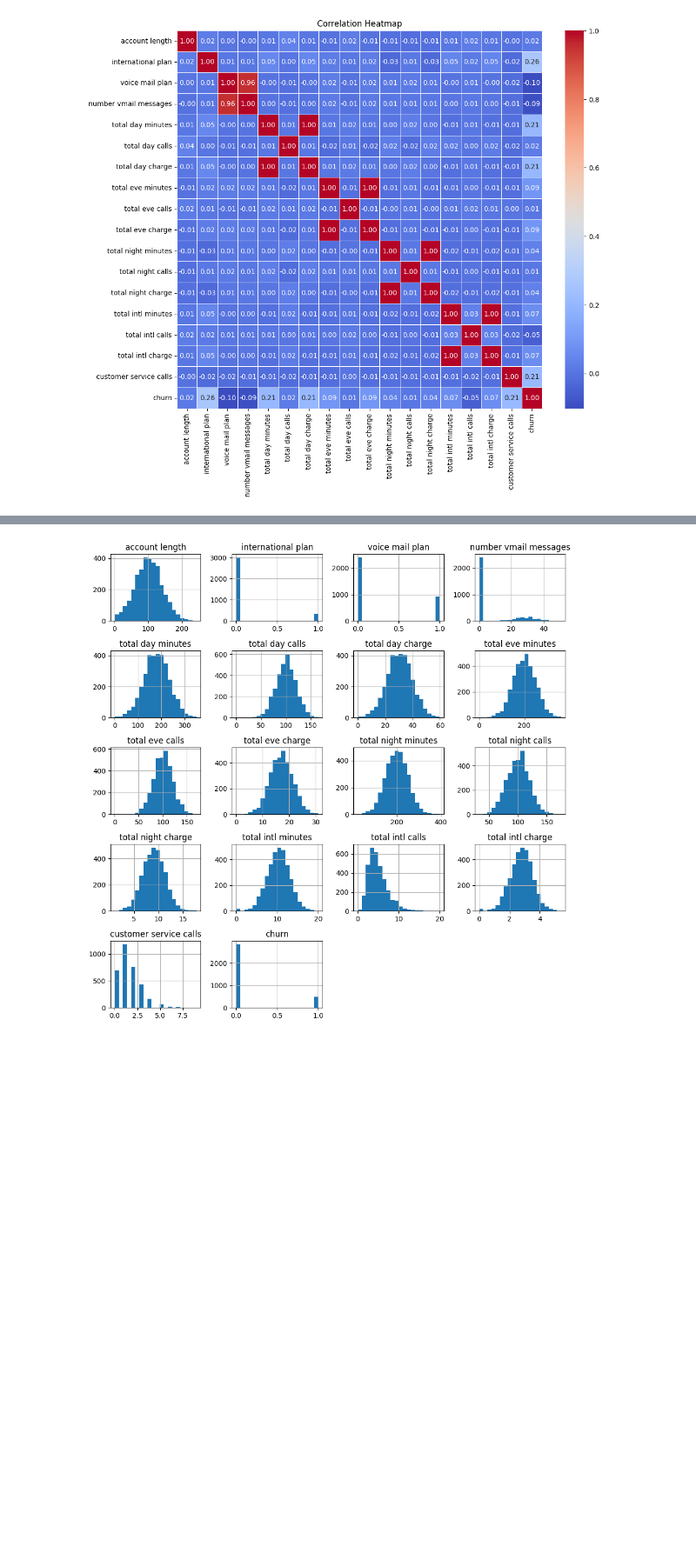
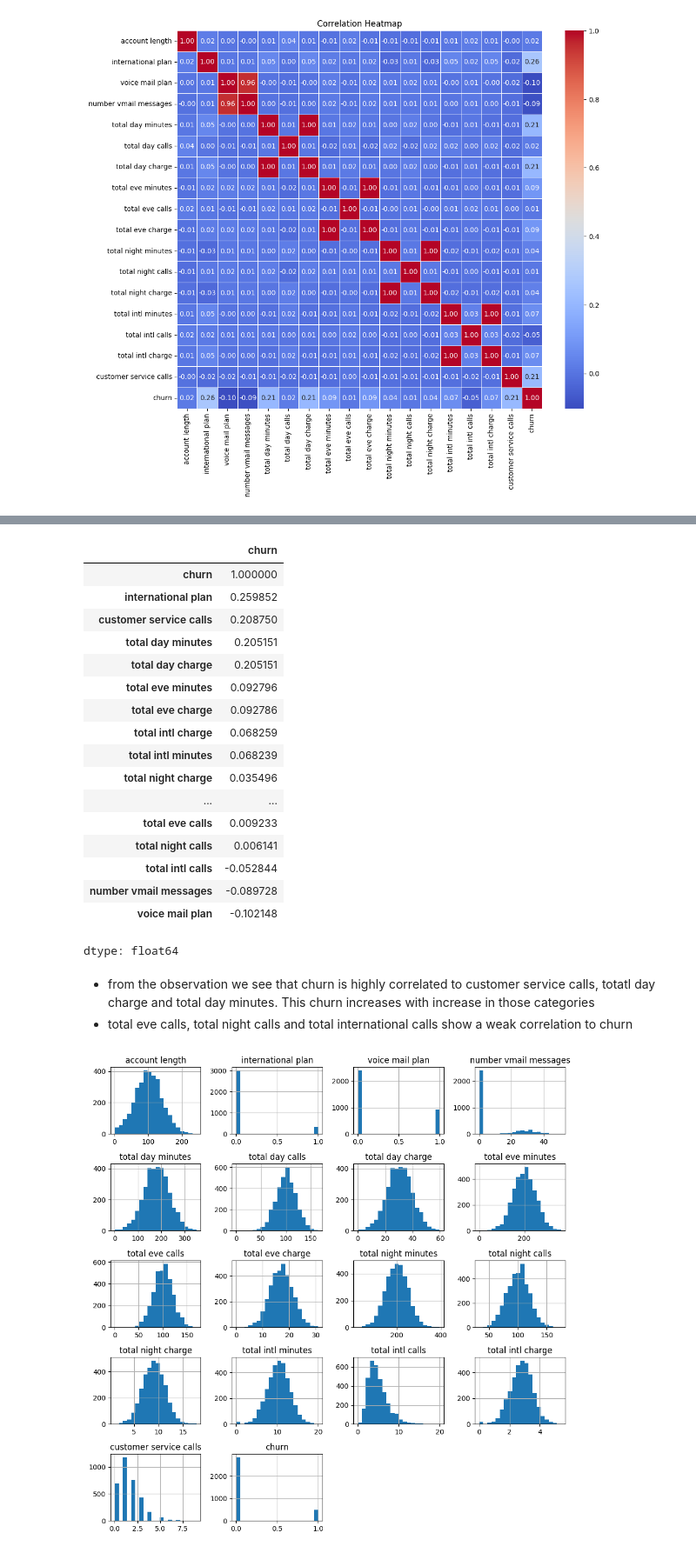
Before and after one commit to Kanyi254/Syria-Tel-Project, a Jupyter notebook: syriatel.ipynb, the cells around one changed output, grey strips where cells are left out. Shown: that part at 87% size. Cells and saved outputs as stored; diff of their text form; code cells hidden in the pictures; blank space fills up the shorter version.

```diff
--- a/syriatel.ipynb
+++ b/syriatel.ipynb
@@ -210,3 +234,29 @@ plt.show()
+# %%
+# corr for churn and the others
+churn_corr = df.corr()['churn'].sort_values(ascending=False)
+churn_corr
+# %% [output]
+|  | churn |
+| churn | 1.000000 |
+| international plan | 0.259852 |
+| customer service calls | 0.208750 |
+| total day minutes | 0.205151 |
+| total day charge | 0.205151 |
+| total eve minutes | 0.092796 |
+| total eve charge | 0.092786 |
+| total intl charge | 0.068259 |
+| total intl minutes | 0.068239 |
+| total night charge | 0.035496 |
+| ... | ... |
+| total eve calls | 0.009233 |
+| total night calls | 0.006141 |
+| total intl calls | -0.052844 |
+| number vmail messages | -0.089728 |
+| voice mail plan | -0.102148 |
+dtype: float64
+# %% [markdown]
+* from the observation we see that churn is highly correlated to customer service calls, totatl day charge and total day minutes. This churn increases with increase in those categories
+* total eve calls, total night calls and total international calls show a weak correlation to churn
 # %%
 #distribution for numeric features
 df[num_var].hist(figsize=(10, 10), bins=20)
```
Also changed, not shown: parts of 2 cells of this notebook.
